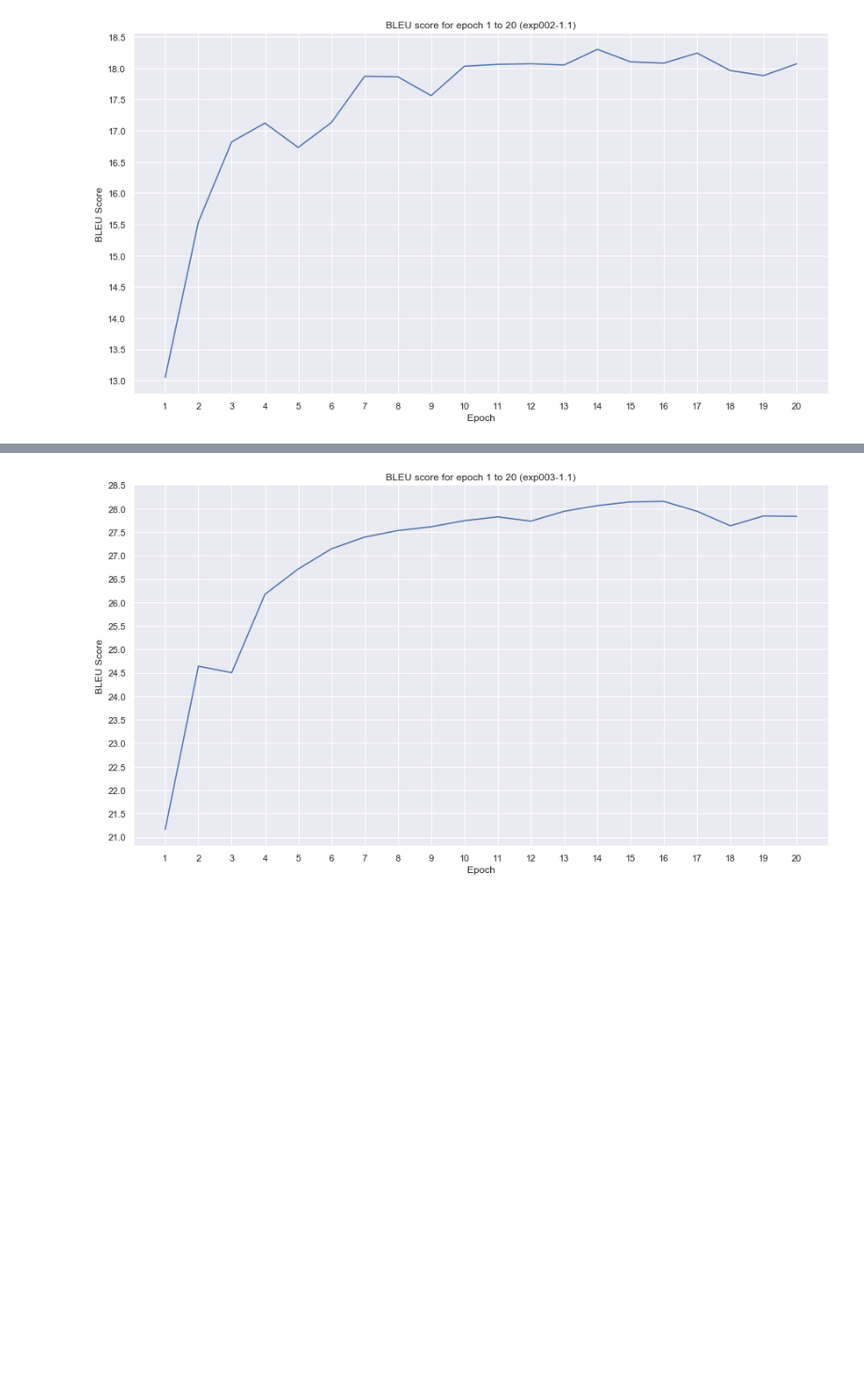
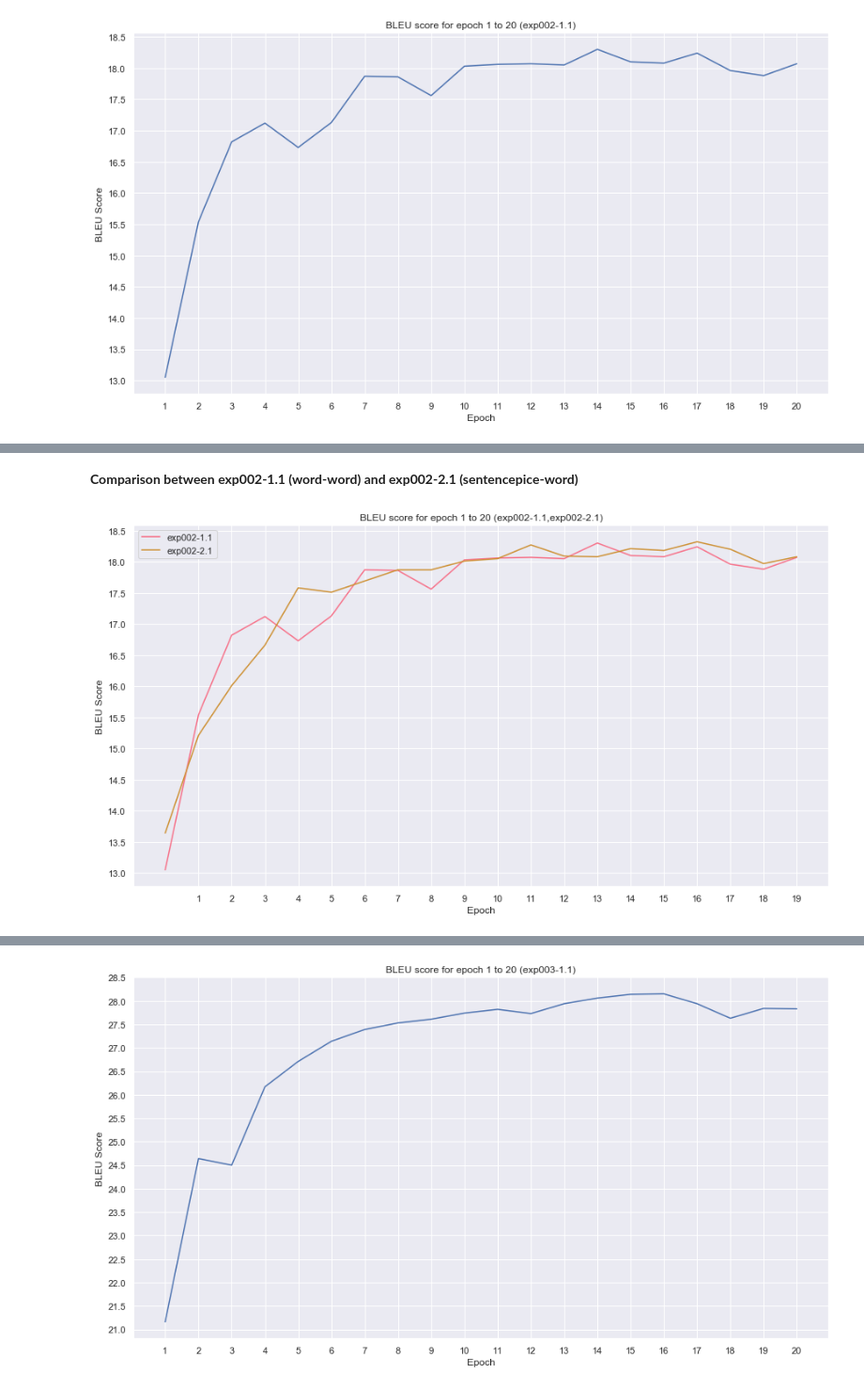
Before and after one commit to vistec-AI/mt-opus, a Jupyter notebook: notebooks/v-001_visualization_exp002-exp003-model-performance.ipynb, the cells around one changed output, grey strips where cells are left out. Shown: that part at 94% size. Drawn from its saved outputs; the diff is of its cells as text; code cells hidden in the pictures; blank space fills up the shorter version.

```diff
--- a/notebooks/v-001_visualization_exp002-exp003-model-performance.ipynb
+++ b/notebooks/v-001_visualization_exp002-exp003-model-performance.ipynb
@@ -81,6 +165,36 @@ bleu_scores = {
     ],
 }
 # %%
+
+def plot_bleu_score_over_n_epoch_compare(exp_names):
+
+    fig = plt.figure(figsize=(15,8))
+    ax = fig.add_subplot(111)
+
+    n_epochs = len(bleu_scores[exp_names[0]]) + 1
+
+    str_exp_names = ','.join(exp_names)
+
+    ax.set_title('BLEU score for epoch 1 to {} ({})'.format(n_epochs - 1, str_exp_names))
+    ax.set_xlabel('Epoch')
+    ax.set_ylabel('BLEU Score')
+
+    ax.set_xticks(np.arange(1, n_epochs, 1))
+
+    for exp_name in exp_names:
+        y = bleu_scores[exp_name]
+        ax.plot(y, label=exp_name)
+        ax.set_yticks(np.arange(math.floor(min(y)), math.ceil(max(y)), 0.5))
+
+
+    colors = sns.color_palette("husl", 8)
+    for i,j in enumerate(ax.lines):
+        j.set_color(colors[i])
+
+    ax.legend(loc=2)
+
+    print('')
+
 
 def plot_bleu_score_over_n_epoch(exp_name):
     y = bleu_scores[exp_name]
@@ -164,0 +351,6 @@ plot_bleu_score_over_n_epoch('exp002-1.1')
+# %% [markdown]
+__Comparison between exp002-1.1 (word-word) and exp002-2.1 (sentencepice-word)__
+# %%
+plot_bleu_score_over_n_epoch_compare(['exp002-1.1', 'exp002-2.1'])
+# %% [output]
+[figure, added]
```
Also changed, not shown: parts of 14 cells of this notebook, 1 other file.
